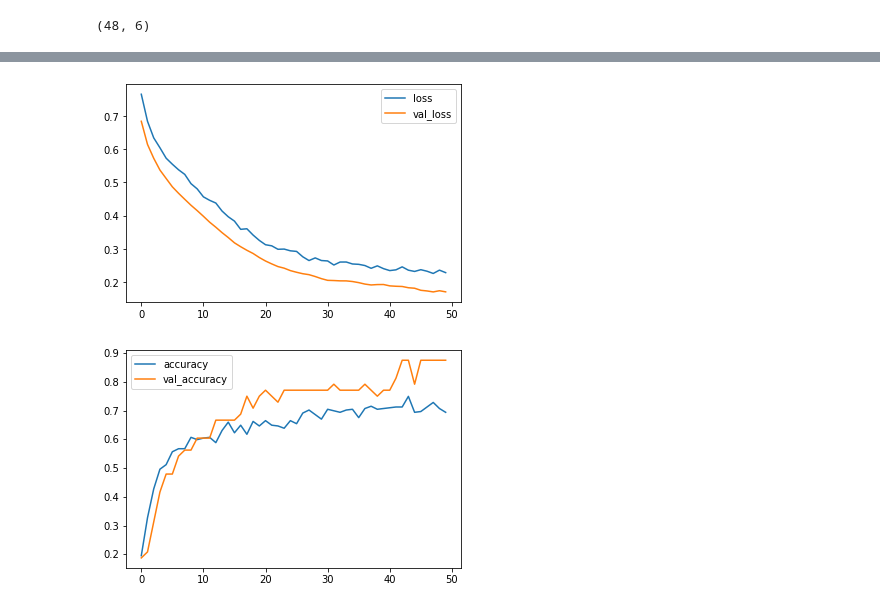
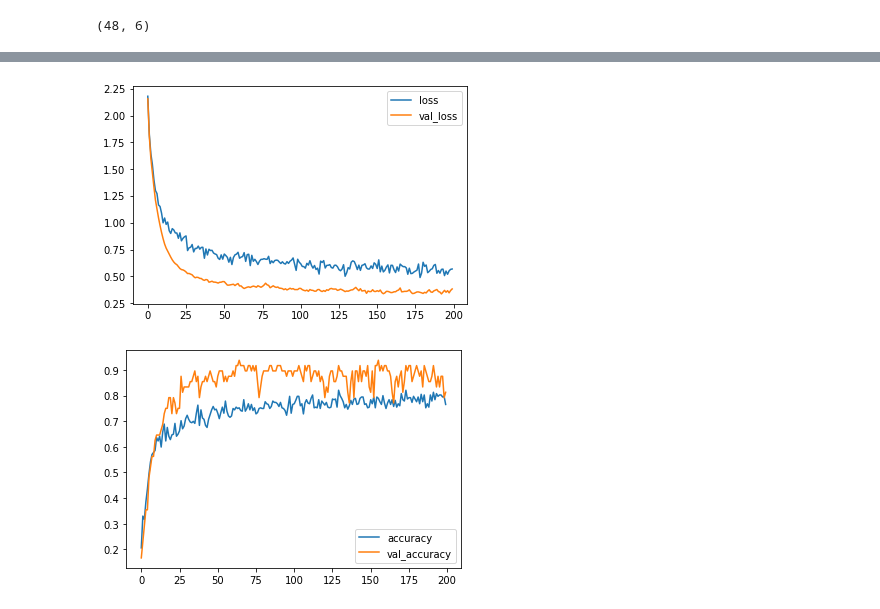
Before and after one commit to Vineet2107/ML-for-Civil-Engineering-CE784A-, a Jupyter notebook: Assignment2_TMD_CE784.ipynb, the cells around one changed output, grey strips where cells are left out. Drawn from its saved outputs; the diff is of its cells as text; code cells hidden in the pictures.

```diff
--- a/Assignment2_TMD_CE784.ipynb
+++ b/Assignment2_TMD_CE784.ipynb
@@ -593,7 +593,7 @@ model = tf.keras.Sequential([
 ])
 # %%
 optimizer = tf.keras.optimizers.Adam(learning_rate=0.001)
-model.compile(optimizer=optimizer,loss=tf.keras.losses.BinaryCrossentropy(),metrics=['accuracy'])
+model.compile(optimizer=optimizer,loss=tf.keras.losses.CategoricalCrossentropy(),metrics=['accuracy'])
 # %%
 y1_train  = tf.keras.utils.to_categorical(y_train)
 y1_test = tf.keras.utils.to_categorical(y_test)
@@ -608,7 +608,7 @@ y1_test.shape
 (48, 6)
 # %%
 #training model
-epochs = 50
+epochs = 200
 history = model.fit(X_train, y1_train, batch_size=16,
                     epochs=epochs, verbose=1,
                     validation_data=(X_test, y1_test)
@@ -639,4 +639,4 @@ Minimum Validation Loss: 0.1701
-[figure, old version]
+[figure, new version]
-[figure, old version]
+[figure, new version]
 # %%
 y_pred_ann = model.predict(X_test)
```
Also changed, not shown: parts of 1 cell of this notebook.
